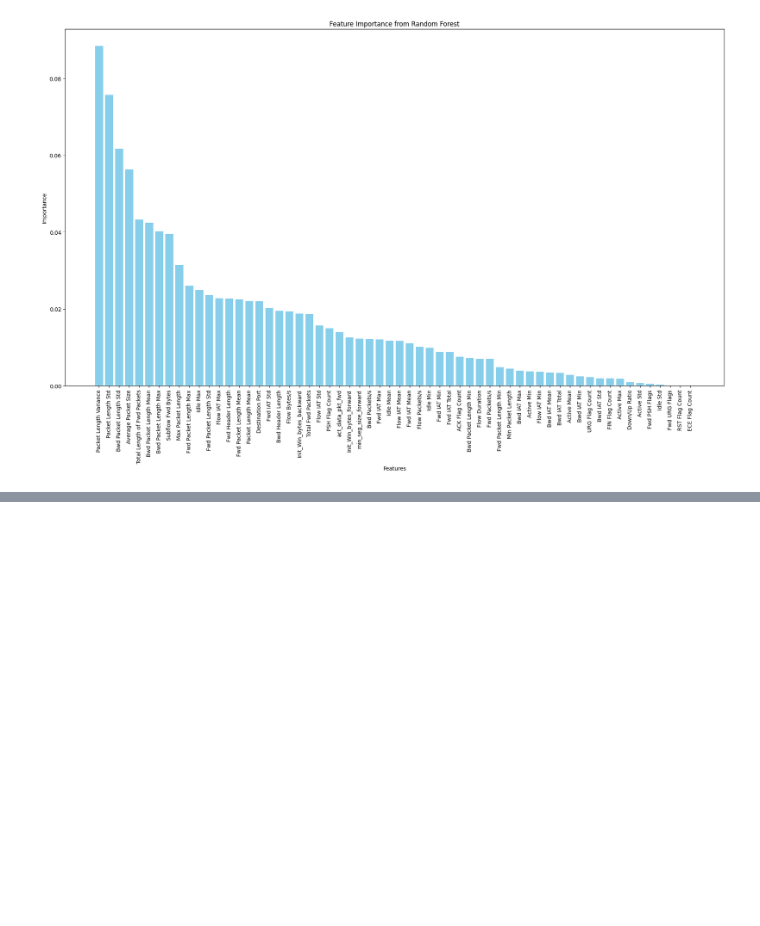
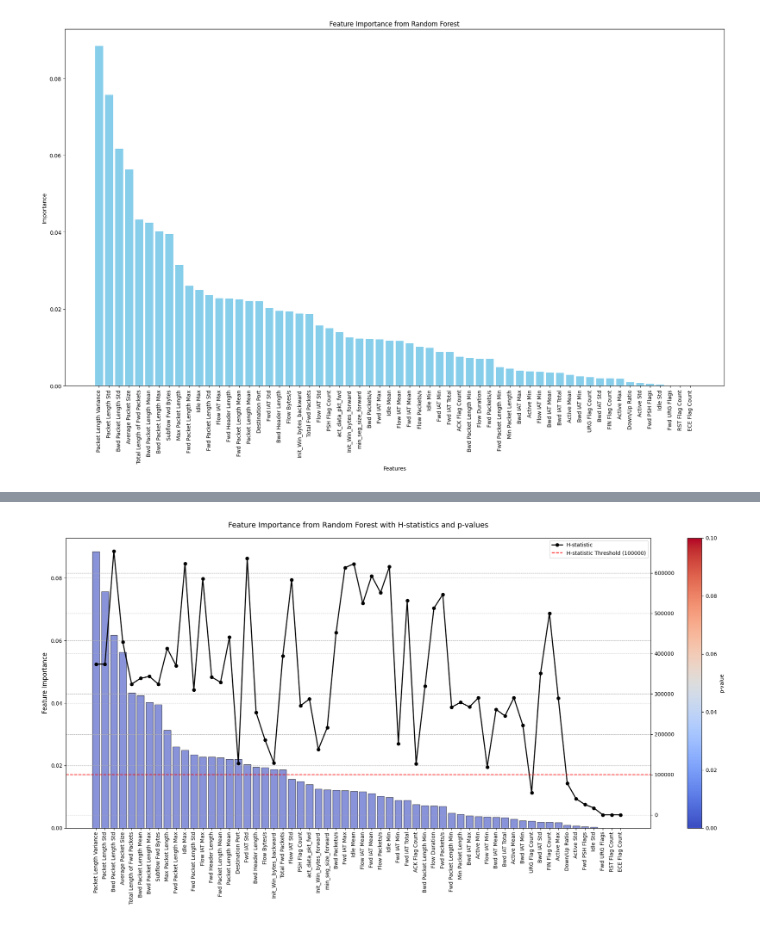
Before and after one commit to dani2308/scadatr, a Jupyter notebook: eda.ipynb, the cells around one changed output, grey strips where cells are left out. Cells and saved outputs as stored; diff of their text form; code cells hidden in the pictures; blank space fills up the shorter version.

```diff
--- a/eda.ipynb
+++ b/eda.ipynb
@@ -1030,0 +1042,9 @@ Normal Traffic       1.00      1.00      1.00    628518
+# %%
+# Preparing the df for comparison
+h_p_stats.reset_index(inplace = True)
+h_p_stats.rename(columns = {'index':'Feature'}, inplace = True)
+
+# Sorting the new df for easier visualization
+comparison_tb = feature_importance_tree.merge(h_p_stats, on = 'Feature', how = 'left')
+comparison_tb_sorted = comparison_tb.sort_values(by='Importance', ascending=False)
+comparison_tb_sorted
@@ -1030,0 +1069,54 @@ Normal Traffic       1.00      1.00      1.00    628518
+# %%
+# Create figure and axis
+plt.figure(figsize=(25, 10))
+
+# Create a color map based on p-value
+colors = sns.color_palette("coolwarm", as_cmap=True)
+
+# Create twin axes for different scales
+ax1 = plt.gca()
+ax2 = ax1.twinx()
+
+# Plot bars for importance
+bars = ax1.bar(comparison_tb_sorted['Feature'],
+                comparison_tb_sorted['Importance'],
+                alpha=0.6,
+                color=[colors(0 + (value)) for value in comparison_tb_sorted['p-value']], edgecolor='black')
+
+# Plot line for H-statistic
+line = ax2.plot(comparison_tb_sorted['Feature'],
+                 comparison_tb_sorted['H-statistic'],
+                 color='black',
+                 linewidth=2,
+                 label='H-statistic',
+                 marker='o')
+
+# Add a horizontal threshold line
+threshold = 100000
+ax2.axhline(y=threshold, color='red', linestyle='--', label=f'H-statistic Threshold ({threshold})')
+ax2.legend()
+
+# Customize primary y-axis (Importance)
+ax1.set_ylabel('Feature Importance', fontsize=12, color='black')
+ax1.tick_params(axis='y', labelcolor='black')
+
+# Set x-ticks and labels
+ax1.set_xticks(range(len(comparison_tb_sorted['Feature'])))
+ax1.set_xticklabels(comparison_tb_sorted['Feature'], rotation=90, ha='center', fontsize=10)
+
+# Add title
+plt.title('Feature Importance from Random Forest with H-statistics and p-values',
+          fontsize=14, pad=20)
+
+# Add colorbar for p-values
+sm = plt.cm.ScalarMappable(cmap=colors, norm=plt.Normalize(vmin=comparison_tb_sorted['p-value'].min(), vmax=0.1))
+cbar = plt.colorbar(sm, ax=ax1, orientation='vertical')
+cbar.set_label('p-value', fontsize=10)
+
+# Add gridlines for readability
+ax1.grid(True, which='both', axis='y', linestyle='--', linewidth=0.7)
+ax2.grid(True, which='both', axis='y', linestyle='--', linewidth=0.7)
+
+plt.show()
+# %% [output]
+[figure, added]
```
Also changed, not shown: parts of 5 cells of this notebook.
